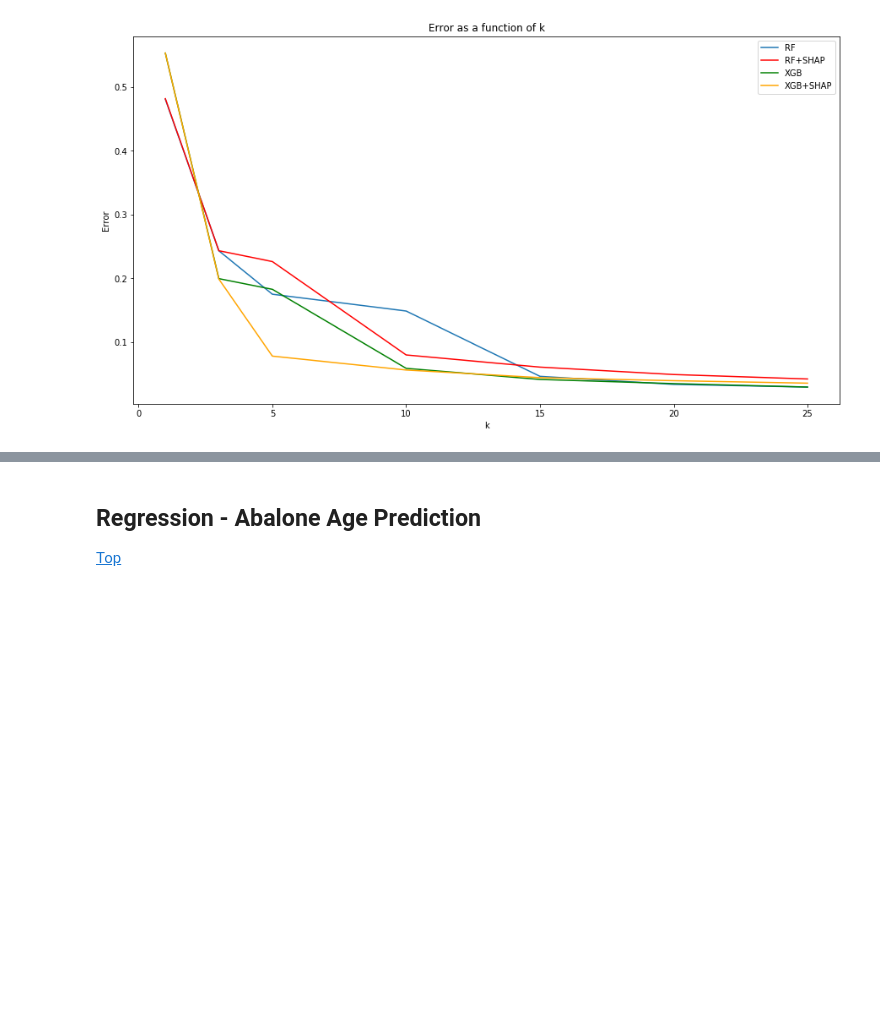
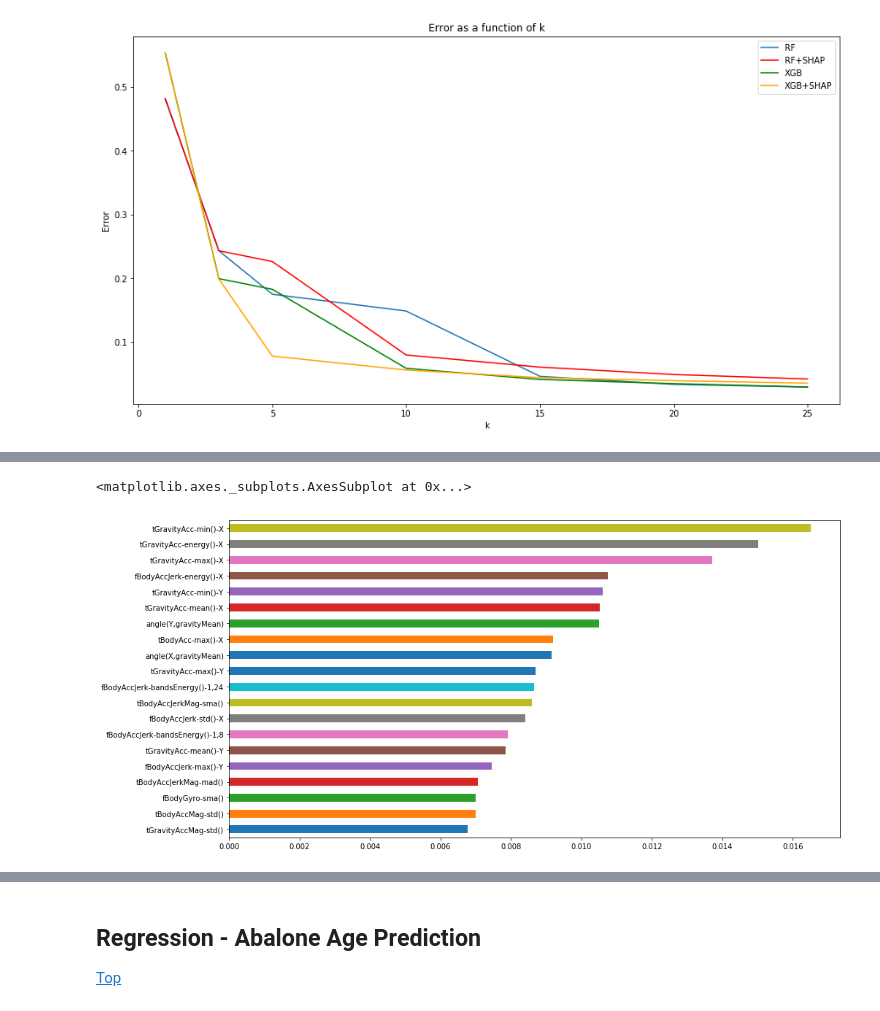
Before and after one commit to AvivNavon/mfml-project, a Jupyter notebook: mfml-vi-a.ipynb, the cells around one changed output, grey strips where cells are left out. Drawn from its saved outputs; the diff is of its cells as text; code cells hidden in the pictures; blank space fills up the shorter version.

```diff
--- a/mfml-vi-a.ipynb
+++ b/mfml-vi-a.ipynb
@@ -610,0 +648,3 @@ Text(0,0.5,'Error')
+# %%
+interpreter = Interpretation(X, feature_names=X.columns)
+model = InMemoryModel(rf_clf_grid_search.best_estimator_.predict_proba, examples=X)
@@ -610,0 +653,4 @@ Text(0,0.5,'Error')
+# %%
+interpreter = Interpretation()
+interpreter.load_data(X)
+perm_feature_importance = interpreter.feature_importance.feature_importance(model)
@@ -610,0 +659,6 @@ Text(0,0.5,'Error')
+# %%
+plt.figure(figsize=(15, 8))
+perm_feature_importance.sort_values(ascending=True).tail(20).plot(kind = 'barh')
+# %% [output]
+<matplotlib.axes._subplots.AxesSubplot at 0x...>
+[figure, added]
```
Also changed, not shown: parts of 21 cells of this notebook, 1 other file.
